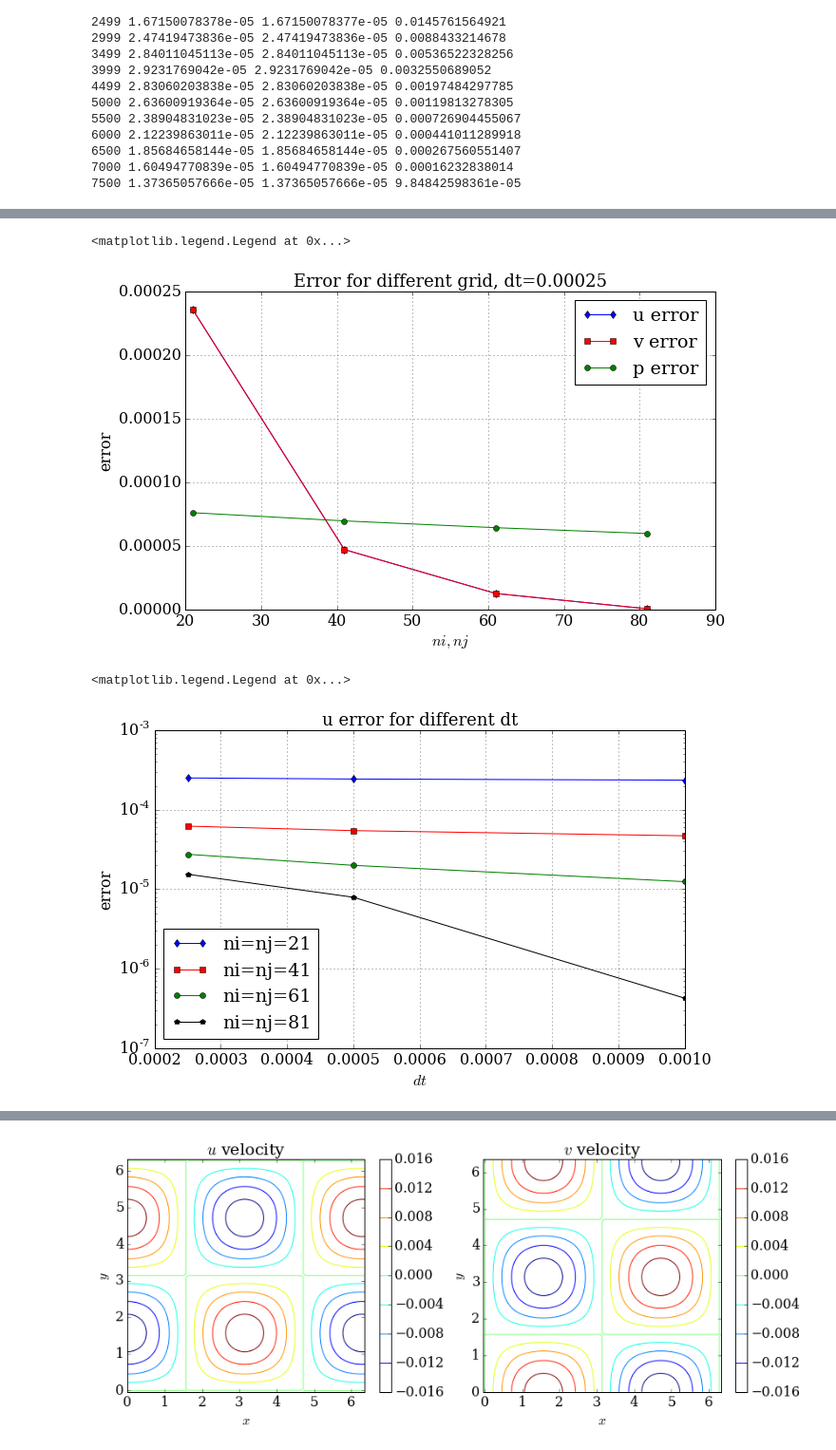
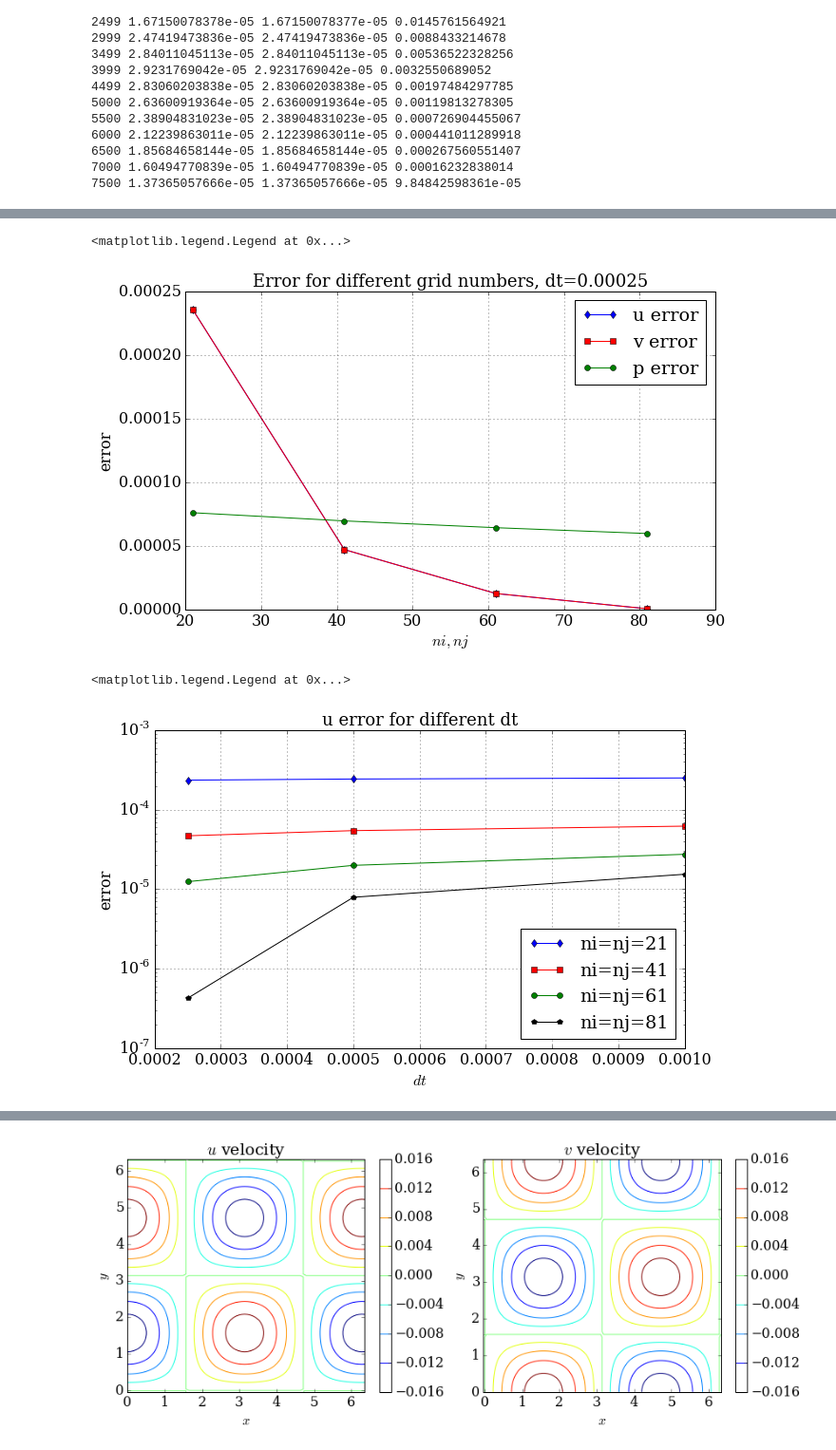
Before and after one commit to yujiasheng912/MAE6225, a Jupyter notebook: TaylorGreen.ipynb, the cells around one changed output, grey strips where cells are left out. Shown: that part at 95% size. Drawn from its saved outputs; the diff is of its cells as text; code cells hidden in the pictures.

```diff
--- a/TaylorGreen.ipynb
+++ b/TaylorGreen.ipynb
@@ -527,46 +527,46 @@ pyplot.ylabel('error')
 pyplot.plot(numpy.linspace(21,81,4),u_grid1,color='b',marker='d')
 pyplot.plot(numpy.linspace(21,81,4),v_grid1,color='r',marker='s')
 pyplot.plot(numpy.linspace(21,81,4),p_grid1,color='g',marker='o')
-pyplot.title('Error for different grid, dt=0.00025',fontsize=18)
+pyplot.title('Error for different grid numbers, dt=0.00025',fontsize=18)
 pyplot.legend(['u error','v error','p error'],loc='best')
 # %% [output]
 <matplotlib.legend.Legend at 0x...>
-[figure, old version]
+[figure, new version]
 # %%
 u_time1=numpy.zeros(3)
-u_time1[0]=error(A1_1[0],uex(2,Xu1,Yu1))
+u_time1[0]=error(A1_3[0],uex(2,Xu1,Yu1))
 u_time1[1]=error(A1_2[0],uex(2,Xu1,Yu1))
-u_time1[2]=error(A1_3[0],uex(2,Xu1,Yu1))
+u_time1[2]=error(A1_1[0],uex(2,Xu1,Yu1))
 
 u_time2=numpy.zeros(3)
-u_time2[0]=error(A2_1[0],uex(2,Xu2,Yu2))
+u_time2[0]=error(A2_3[0],uex(2,Xu2,Yu2))
 u_time2[1]=error(A2_2[0],uex(2,Xu2,Yu2))
-u_time2[2]=error(A2_3[0],uex(2,Xu2,Yu2))
+u_time2[2]=error(A2_1[0],uex(2,Xu2,Yu2))
 
 u_time3=numpy.zeros(3)
-u_time3[0]=error(A3_1[0],uex(2,Xu3,Yu3))
+u_time3[0]=error(A3_3[0],uex(2,Xu3,Yu3))
 u_time3[1]=error(A3_2[0],uex(2,Xu3,Yu3))
-u_time3[2]=error(A3_3[0],uex(2,Xu3,Yu3))
+u_time3[2]=error(A3_1[0],uex(2,Xu3,Yu3))
 
 u_time4=numpy.zeros(3)
-u_time4[0]=error(A4_1[0],uex(2,Xu4,Yu4))
+u_time4[0]=error(A4_3[0],uex(2,Xu4,Yu4))
 u_time4[1]=error(A4_2[0],uex(2,Xu4,Yu4))
-u_time4[2]=error(A4_3[0],uex(2,Xu4,Yu4))
+u_time4[2]=error(A4_1[0],uex(2,Xu4,Yu4))
 
 
 
 pyplot.figure(figsize=(10,6))
 pyplot.grid(True)
 pyplot.xlabel('$dt$')
 pyplot.ylabel('error')
 pyplot.semilogy(numpy.array([1e-3,5e-4,2.5e-4]),u_time1,color='b',marker='d')
 pyplot.semilogy(numpy.array([1e-3,5e-4,2.5e-4]),u_time2,color='r',marker='s')
 pyplot.semilogy(numpy.array([1e-3,5e-4,2.5e-4]),u_time3,color='g',marker='o')
 pyplot.semilogy(numpy.array([1e-3,5e-4,2.5e-4]),u_time4,color='k',marker='p')
 pyplot.title('u error for different dt',fontsize=18)
 pyplot.legend(['ni=nj=21','ni=nj=41','ni=nj=61','ni=nj=81'],loc='best')
 # %% [output]
 <matplotlib.legend.Legend at 0x...>
-[figure, old version]
+[figure, new version]
 # %%
 v_time1=numpy.zeros(3)
```
Also changed, not shown: parts of 4 cells of this notebook, 1 other file.
